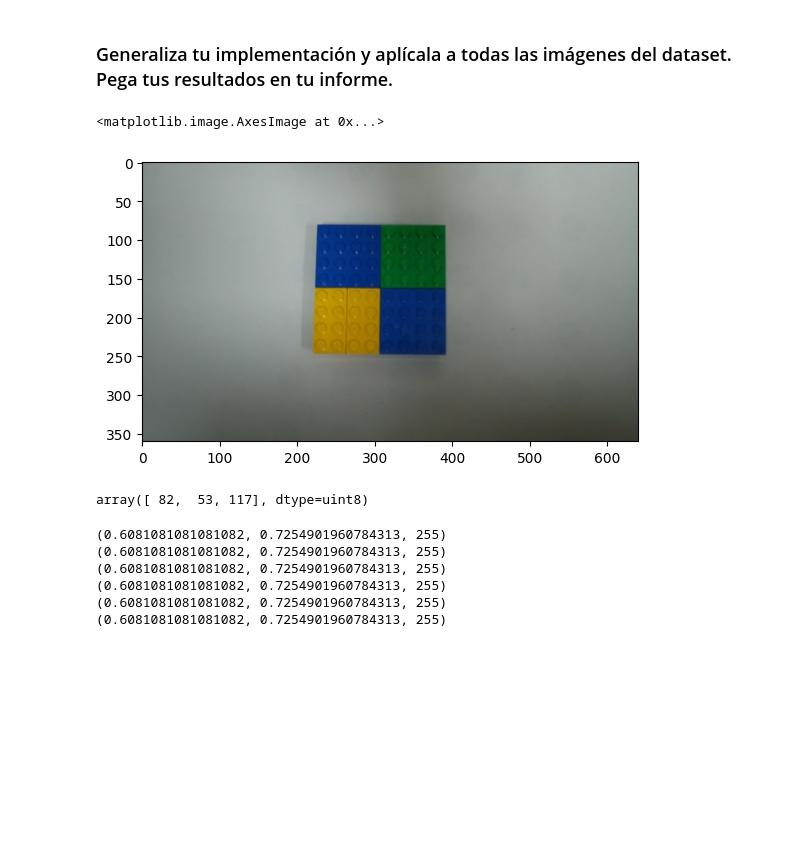
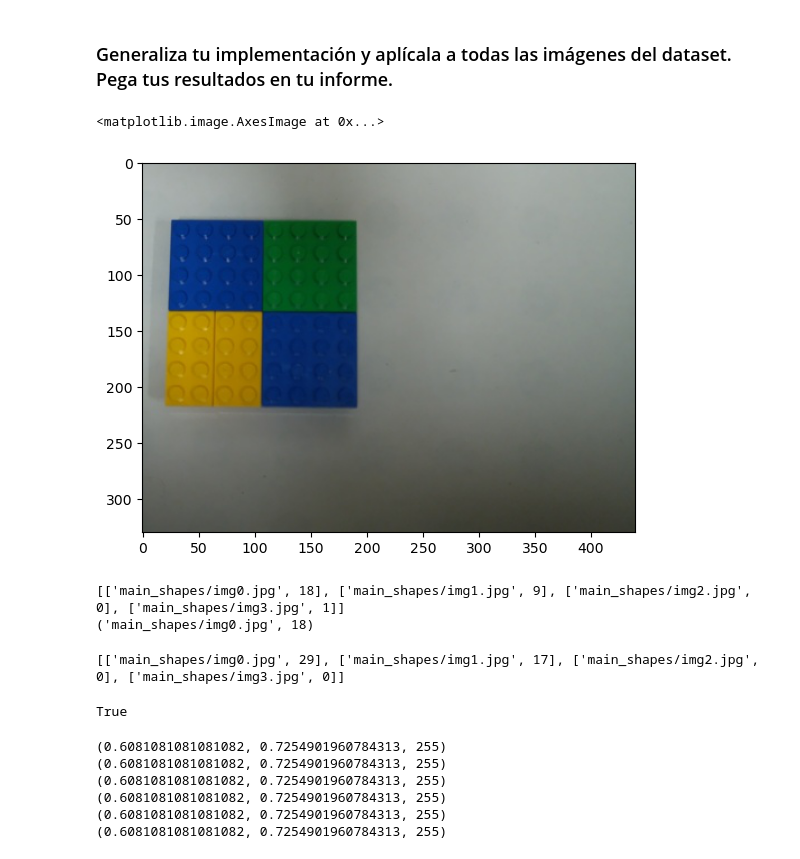
Before and after one commit to javiprietod/Proyecto_final_vision, a Jupyter notebook: pattern_detection.ipynb, the cells around one changed output. Cells and saved outputs as stored; diff of their text form; code cells hidden in the pictures; blank space fills up the shorter version.

Commit message:
patter detection and tracker=0.0

```diff
--- a/pattern_detection.ipynb
+++ b/pattern_detection.ipynb
@@ -27,10 +27,11 @@ imgs = load_images(filenames)
 # %%
 path = "patterns/img"
 
-patterns = []
+patterns = {}
 for i in range(7):
-    friend = cv2.cvtColor(cv2.imread(path + str(i) + ".jpg"), cv2.COLOR_BGR2RGB)
-    patterns.append(friend)
+    img_path = path + str(i) + ".jpg"
+    friend = cv2.cvtColor(cv2.imread(img_path), cv2.COLOR_BGR2RGB)
+    patterns[img_path] = friend
 # %%
 def hsv_to_range(hsv):
     # blue = [219*179//360, 0.93*255, 0.41*255]
@@ -91,11 +97,8 @@ for friend in patterns:
 # %% [markdown]
 ### Generaliza tu implementación y aplícala a todas las imágenes del dataset. Pega tus resultados en tu informe.
-# %%
-plt.imshow(patterns[0])
-# %% [output]
-<matplotlib.image.AxesImage at 0x...>
-[figure, removed]
-# %%
-patterns[4][190, 420, :]
-# %% [output]
-array([ 82,  53, 117], dtype=uint8)
+# %%
+prueba1 = patterns["patterns/img0.jpg"][30:, 200:, :]
+plt.imshow(prueba1)
+# %% [output]
+<matplotlib.image.AxesImage at 0x...>
+[figure, added]
@@ -101,0 +113,52 @@ array([ 82,  53, 117], dtype=uint8)
+# %%
+import cv2
+import numpy as np
+
+def sift_match(image, patterns):
+    sift = cv2.SIFT_create()
+
+    # Detectar keypoints y calcular descriptores de la imagen
+    kp_image, des_image = sift.detectAndCompute(image, None)
+
+    best_match = -1
+    best_match_score = 0
+
+    if des_image is None:
+        return best_match, best_match_score
+    # Iterate over patterns and find the best match
+    for pattern_number, pattern in patterns.items():
+        # Detectar keypoints y calcular descriptores del patron
+        kp_pattern, des_pattern = sift.detectAndCompute(pattern, None)
+
+        bf = cv2.BFMatcher()
+
+        # Matcheo de descriptores entre la imagen y el patron
+        matches = bf.knnMatch(des_pattern, des_image, k=2)
+
+        # Aplicar el test de ratio
+        good_matches = []
+        for match in matches:
+            if len(match) == 2:
+                m, n = match
+                if m.distance < 0.75 * n.distance:
+                    good_matches.append(m)
+            elif len(match) == 1:
+                m = match[0]
+                good_matches.append(m)
+
+        # Calcular el score del match
+        match_score = len(good_matches)
+
+        # Actualizar el mejor match
+        if match_score > best_match_score:
+            best_match = pattern_number
+            best_match_score = match_score
+
+    return best_match, best_match_score
+
+
+result = sift_match(aislar_color(patterns["patterns/img0.jpg"]), main_shapes)
+print(result)
+# %% [output]
+[['main_shapes/img0.jpg', 18], ['main_shapes/img1.jpg', 9], ['main_shapes/img2.jpg', 0], ['main_shapes/img3.jpg', 1]]
+('main_shapes/img0.jpg', 18)
@@ -102,3 +176,8 @@ array([ 82,  53, 117], dtype=uint8)
+# %%
+detectar_patron(patterns["patterns/img0.jpg"][50:300,100:500], 3)
+# %% [output]
+[['main_shapes/img0.jpg', 29], ['main_shapes/img1.jpg', 17], ['main_shapes/img2.jpg', 0], ['main_shapes/img3.jpg', 0]]
+True
 # %%
 import colorsys
 
```
Also changed, not shown: parts of 8 cells of this notebook, 5 other files.
